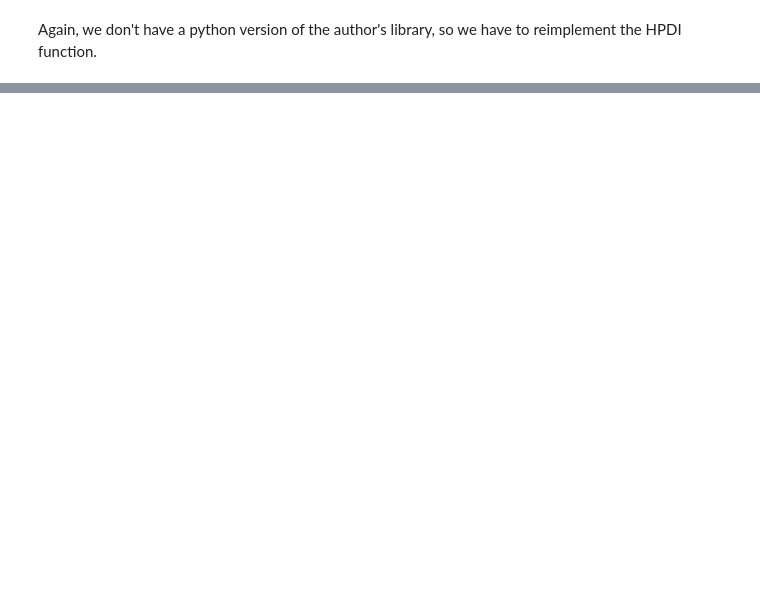
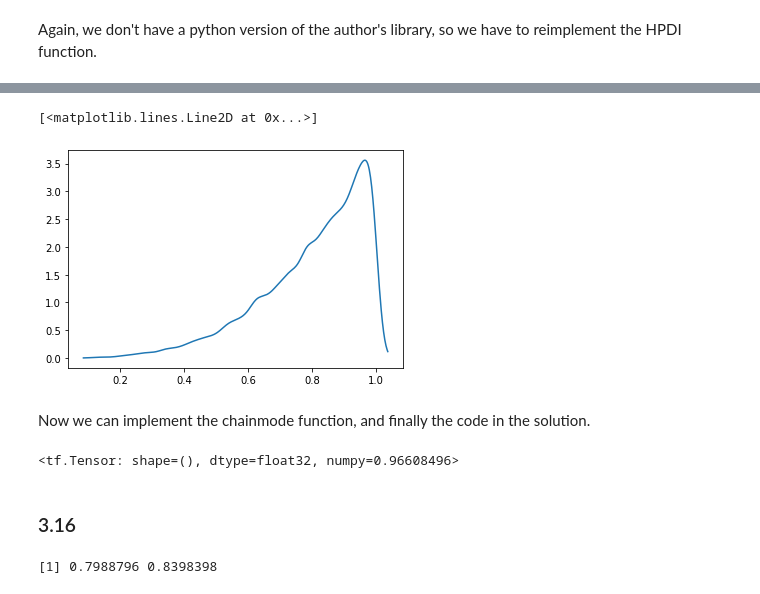
Before and after one commit to kms15/reading_notes, a Jupyter notebook: StatisticalRethinking/StatisticalRethinkingCh3.ipynb, the cells around one changed output, grey strips where cells are left out. Cells and saved outputs as stored; diff of their text form; code cells hidden in the pictures; blank space fills up the shorter version.

Commit message:
homl2e notes through 3.2, including kde implementation

```diff
--- a/StatisticalRethinking/StatisticalRethinkingCh3.ipynb
+++ b/StatisticalRethinking/StatisticalRethinkingCh3.ipynb
@@ -229,0 +262,24 @@ HPDI(samples, prob=0.5)
+# %%
+@tf.function()
+def kde(samples, adjust=1., n=512):
+    quartiles = tfp.stats.quantiles(samples, 4)
+    sd = tfp.stats.stddev(samples)
+    iqr = quartiles[3]-quartiles[1]
+    # Silverman's (1986) rule of thumb:
+    bw = adjust*0.9*samples.shape[0]**(1./5)*tf.minimum(iqr/1.34,sd)
+    minx = quartiles[0] - 2*bw
+    maxx = quartiles[4] + 2*bw
+    xs = tf.linspace(minx, maxx, n)
+    binned_samples = tf.cast(tf.histogram_fixed_width(
+        samples, [minx, maxx], n), dtype=samples.dtype)
+    kernels = tfd.Normal(loc=xs,scale=bw).prob(xs[:,tf.newaxis])
+    ys = (tf.tensordot(binned_samples, kernels, [[0],[1]]) / samples.shape[0])
+    return xs,ys
+# %%
+xs,ys = kde(samples, adjust=0.02)
+plt.plot(xs,ys)
+# %% [output]
+[<matplotlib.lines.Line2D at 0x...>]
+[figure, added]
+# %% [markdown]
+Now we can implement the chainmode function, and finally the code in the solution.
@@ -229,0 +290,12 @@ HPDI(samples, prob=0.5)
+# %%
+chainmode(samples, adjust=0.02)
+# %% [output]
+<tf.Tensor: shape=(), dtype=float32, numpy=0.96608496>
+# %% [markdown]
+### 3.16
+# %%
+%%R
+
+c(mean(samples),median(samples))
+# %% [output]
+[1] 0.7988796 0.8398398
```
Also changed, not shown: parts of 35 cells of this notebook.
